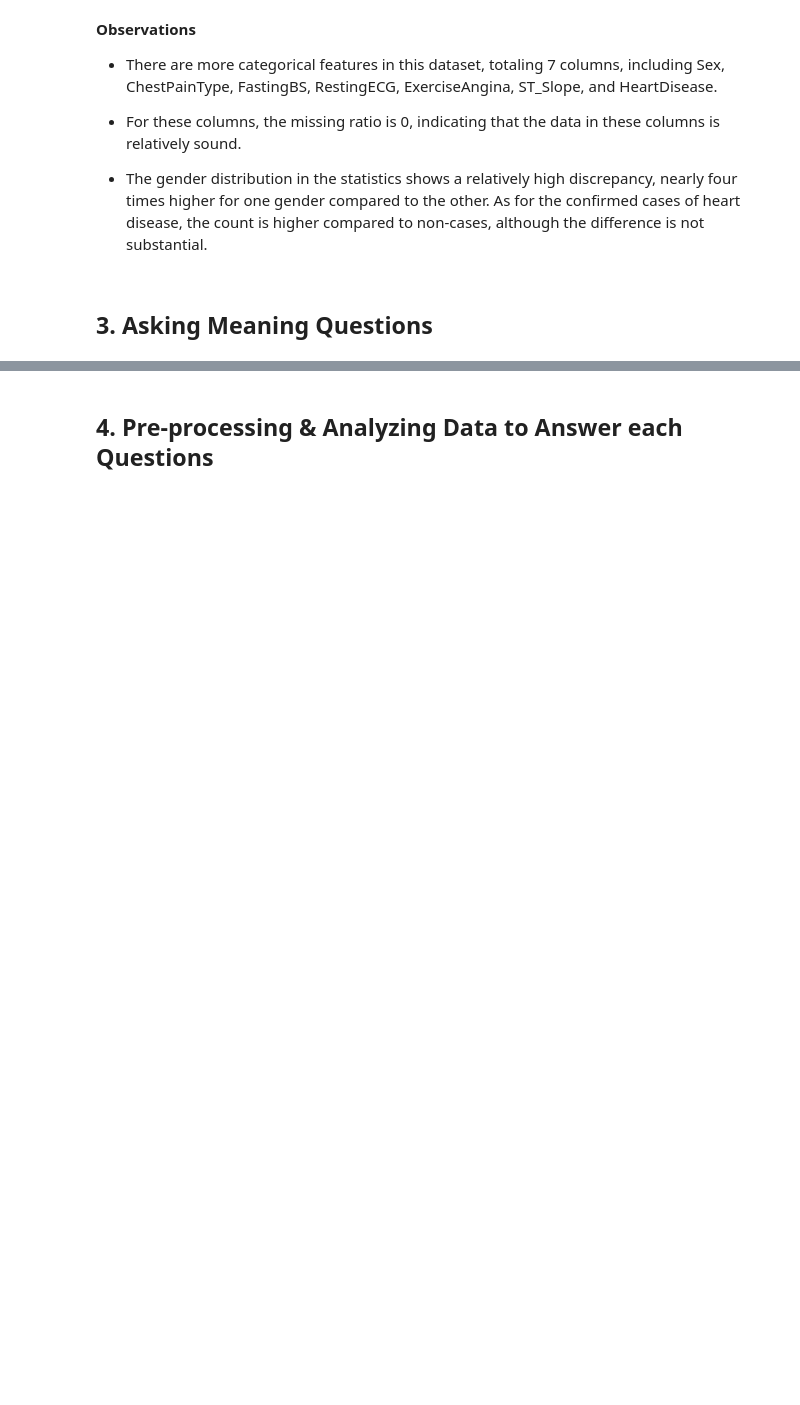
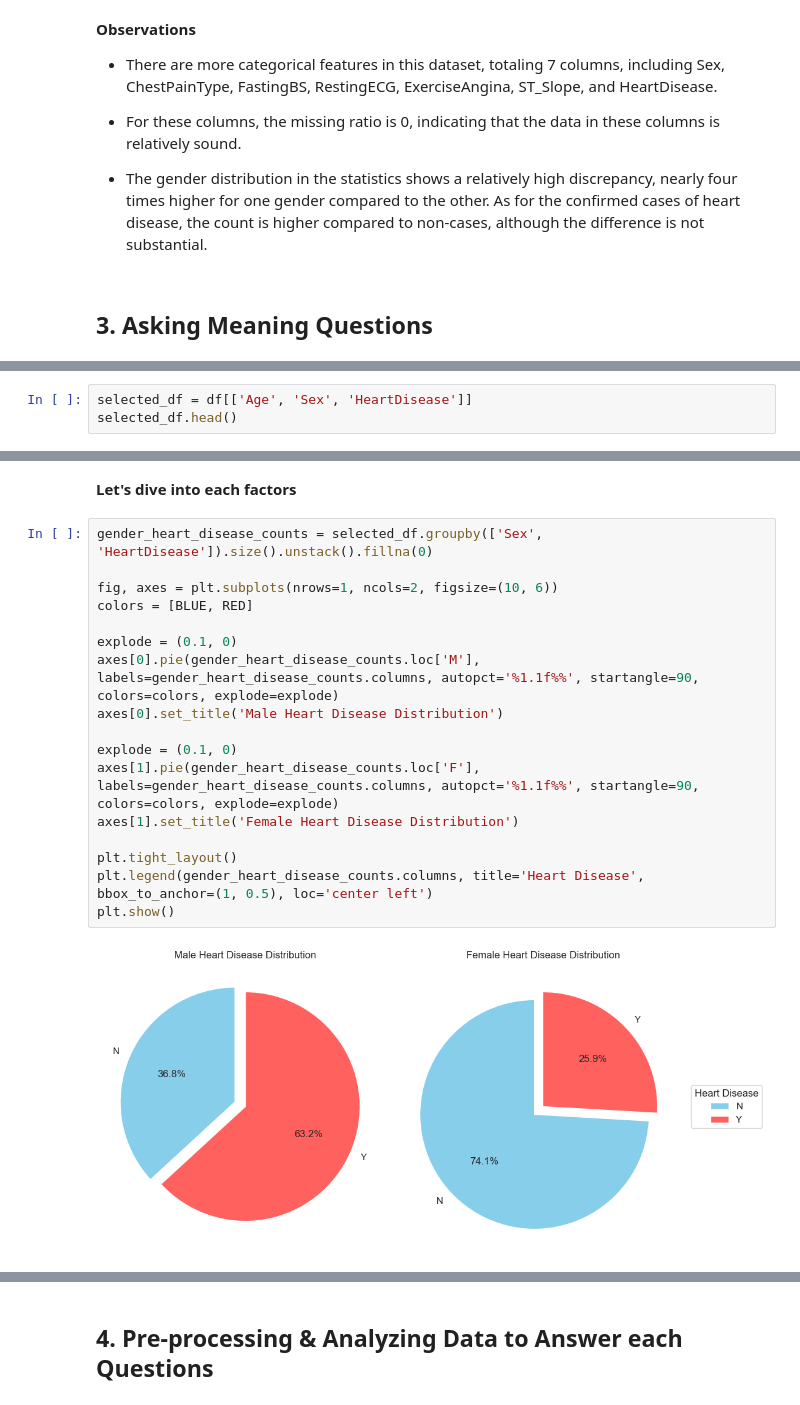
Before and after one commit to Deadinside-at-HCMUS/CSC17104-project, a Jupyter notebook: Notebook.ipynb, the cells around one changed output, grey strips where cells are left out. Drawn from its saved outputs; the diff is of its cells as text; blank space fills up the shorter version.

```diff
--- a/Notebook.ipynb
+++ b/Notebook.ipynb
@@ -378,0 +431,3 @@ plt.show()
+# %%
+selected_df = df[['Age', 'Sex', 'HeartDisease']]
+selected_df.head()
@@ -378,0 +472,21 @@ plt.show()
+# %% [markdown]
+**Let's dive into each factors**
+# %%
+gender_heart_disease_counts = selected_df.groupby(['Sex', 'HeartDisease']).size().unstack().fillna(0)
+
+fig, axes = plt.subplots(nrows=1, ncols=2, figsize=(10, 6))
+colors = [BLUE, RED]
+
+explode = (0.1, 0)
+axes[0].pie(gender_heart_disease_counts.loc['M'], labels=gender_heart_disease_counts.columns, autopct='%1.1f%%', startangle=90, colors=colors, explode=explode)
+axes[0].set_title('Male Heart Disease Distribution')
+
+explode = (0.1, 0)
+axes[1].pie(gender_heart_disease_counts.loc['F'], labels=gender_heart_disease_counts.columns, autopct='%1.1f%%', startangle=90, colors=colors, explode=explode)
+axes[1].set_title('Female Heart Disease Distribution')
+
+plt.tight_layout()
+plt.legend(gender_heart_disease_counts.columns, title='Heart Disease', bbox_to_anchor=(1, 0.5), loc='center left')
+plt.show()
+# %% [output]
+[figure, added]
```
Also changed, not shown: parts of 37 cells of this notebook.
